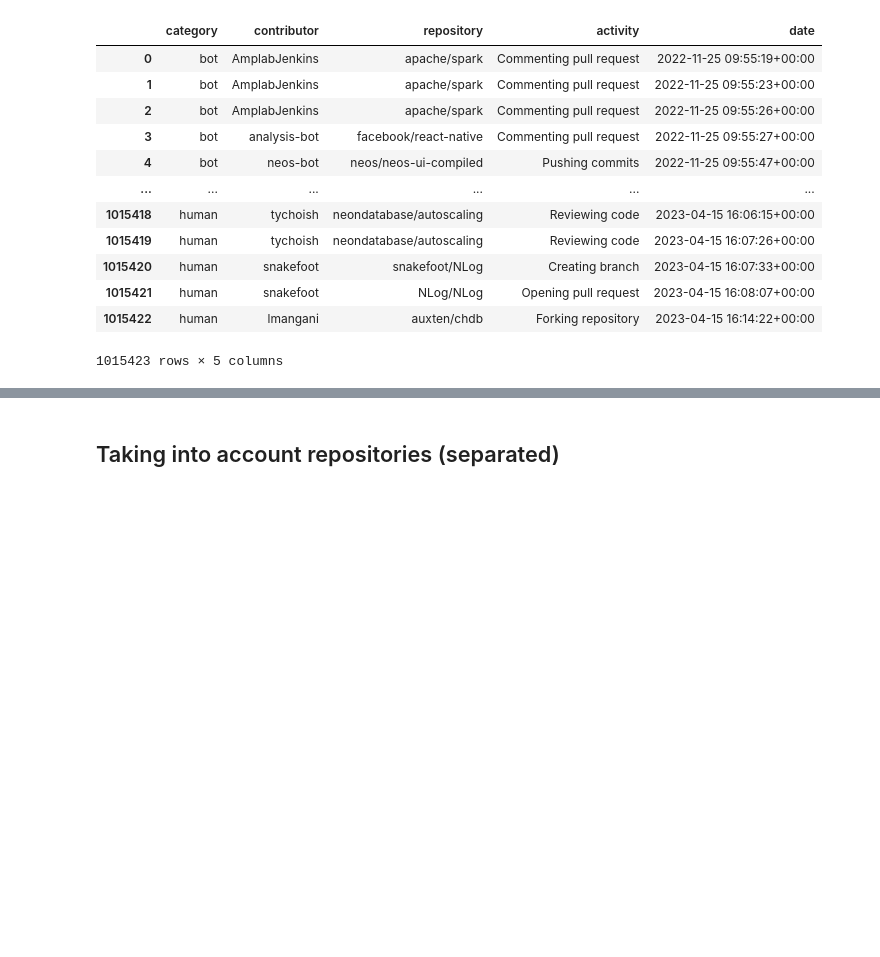
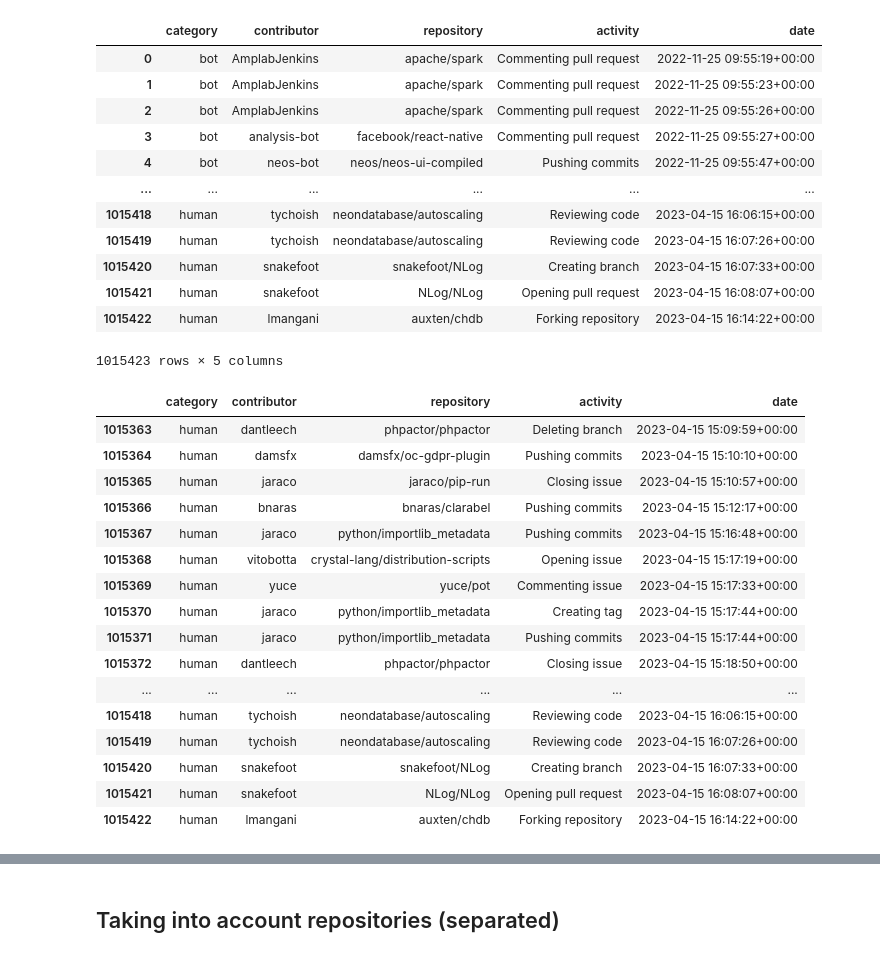
Before and after one commit to uhourri/GH-Contribution-Profiles, a Jupyter notebook: code/GitHub contribution profiles.ipynb, the cells around one changed output, grey strips where cells are left out. Drawn from its saved outputs; the diff is of its cells as text; code cells hidden in the pictures; blank space fills up the shorter version.

```diff
--- a/code/GitHub contribution profiles.ipynb
+++ b/code/GitHub contribution profiles.ipynb
@@ -6,5 +7,6 @@ import numpy as np
 # %%
 activities = pd.read_csv('../data/activities.csv')
+activities['date'] = pd.to_datetime(activities['date'])
 activities
 # %% [output]
 |  | category | contributor | repository | activity | date |
@@ -20,3 +22,23 @@ activities
 | 1015421 | human | snakefoot | NLog/NLog | Opening pull request | 2023-04-15 16:08:07+00:00 |
 | 1015422 | human | lmangani | auxten/chdb | Forking repository | 2023-04-15 16:14:22+00:00 |
 1015423 rows × 5 columns
+# %%
+activities.tail(60)
+# %% [output]
+|  | category | contributor | repository | activity | date |
+| 1015363 | human | dantleech | phpactor/phpactor | Deleting branch | 2023-04-15 15:09:59+00:00 |
+| 1015364 | human | damsfx | damsfx/oc-gdpr-plugin | Pushing commits | 2023-04-15 15:10:10+00:00 |
+| 1015365 | human | jaraco | jaraco/pip-run | Closing issue | 2023-04-15 15:10:57+00:00 |
+| 1015366 | human | bnaras | bnaras/clarabel | Pushing commits | 2023-04-15 15:12:17+00:00 |
+| 1015367 | human | jaraco | python/importlib_metadata | Pushing commits | 2023-04-15 15:16:48+00:00 |
+| 1015368 | human | vitobotta | crystal-lang/distribution-scripts | Opening issue | 2023-04-15 15:17:19+00:00 |
+| 1015369 | human | yuce | yuce/pot | Commenting issue | 2023-04-15 15:17:33+00:00 |
+| 1015370 | human | jaraco | python/importlib_metadata | Creating tag | 2023-04-15 15:17:44+00:00 |
+| 1015371 | human | jaraco | python/importlib_metadata | Pushing commits | 2023-04-15 15:17:44+00:00 |
+| 1015372 | human | dantleech | phpactor/phpactor | Closing issue | 2023-04-15 15:18:50+00:00 |
+| ... | ... | ... | ... | ... | ... |
+| 1015418 | human | tychoish | neondatabase/autoscaling | Reviewing code | 2023-04-15 16:06:15+00:00 |
+| 1015419 | human | tychoish | neondatabase/autoscaling | Reviewing code | 2023-04-15 16:07:26+00:00 |
+| 1015420 | human | snakefoot | snakefoot/NLog | Creating branch | 2023-04-15 16:07:33+00:00 |
+| 1015421 | human | snakefoot | NLog/NLog | Opening pull request | 2023-04-15 16:08:07+00:00 |
+| 1015422 | human | lmangani | auxten/chdb | Forking repository | 2023-04-15 16:14:22+00:00 |
```
Also changed, not shown: parts of 20 cells of this notebook.
